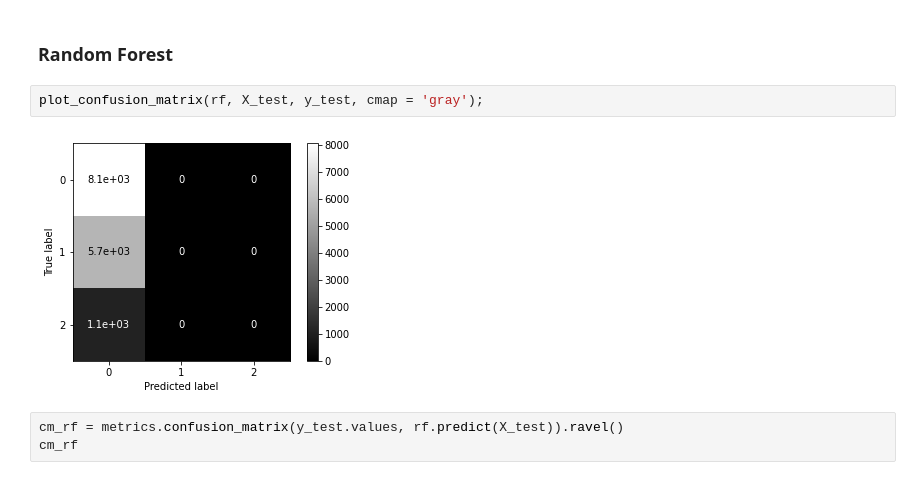
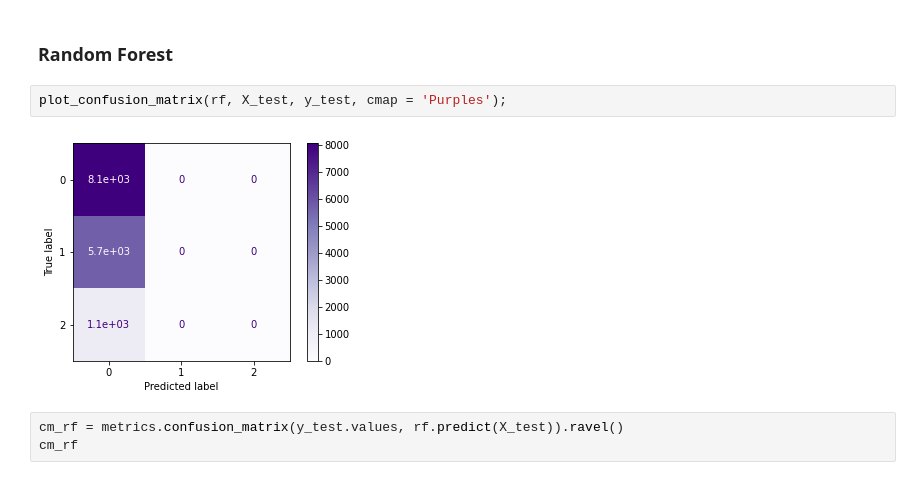
Before and after one commit to Savvy-Slowley/Pump-it-Up-Data-Mining-the-Water-Table-, a Jupyter notebook: Pump_it_Up_Data_Mining_the_Water_Table_(Project).ipynb, the cells around one changed output. Cells and saved outputs as stored; diff of their text form.

```diff
--- a/Pump_it_Up_Data_Mining_the_Water_Table_(Project).ipynb
+++ b/Pump_it_Up_Data_Mining_the_Water_Table_(Project).ipynb
@@ -540,9 +540,9 @@ Support — What number of actual occurrences of the class in the specified data
 # %% [markdown]
 ### Random Forest
 # %%
-plot_confusion_matrix(rf, X_test, y_test, cmap = 'gray');
+plot_confusion_matrix(rf, X_test, y_test, cmap = 'Purples');
 # %% [output]
-[figure, old version]
+[figure, new version]
 # %%
 cm_rf = metrics.confusion_matrix(y_test.values, rf.predict(X_test)).ravel()
 cm_rf
```
Also changed, not shown: parts of 1 cell of this notebook.
